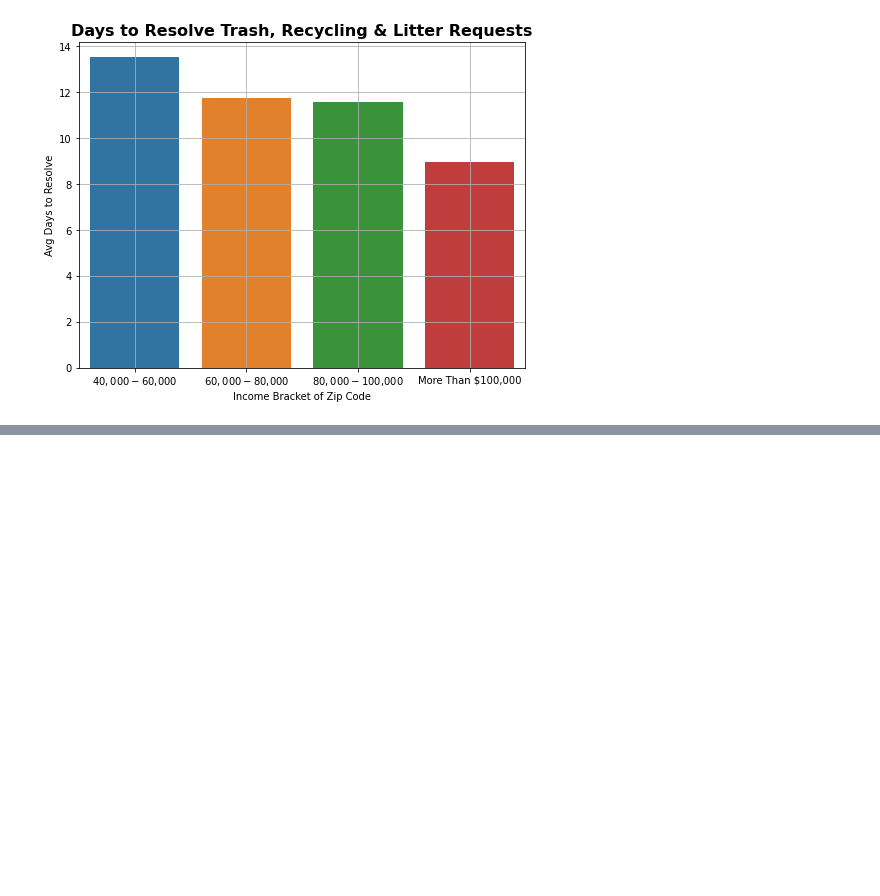
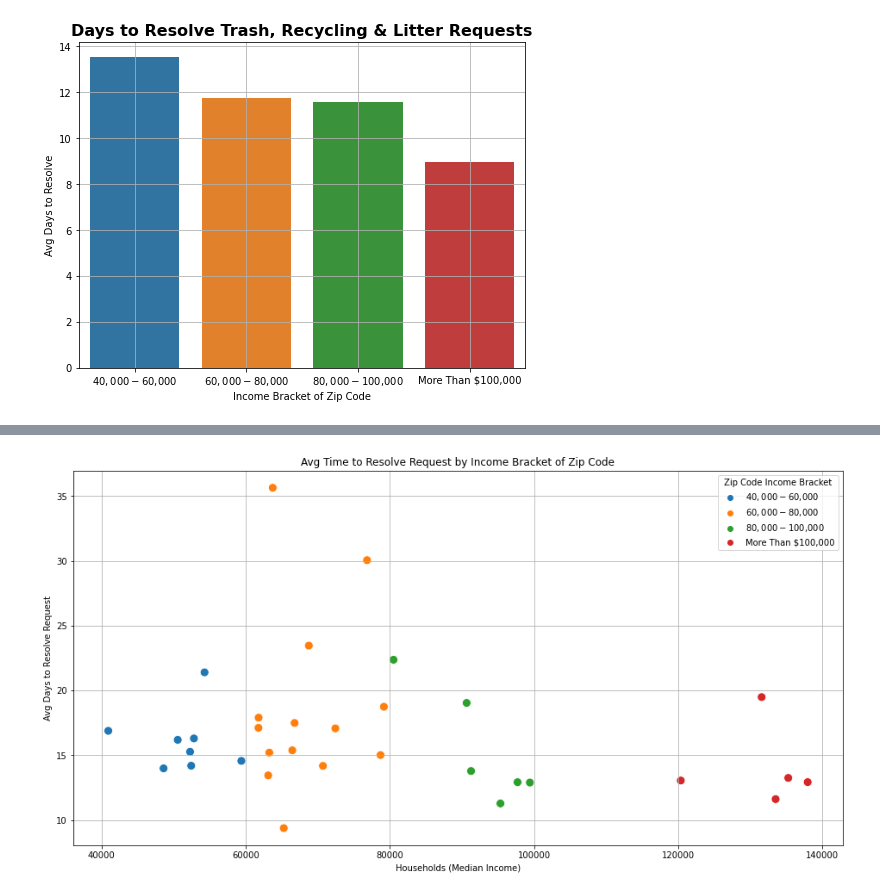
Before and after one commit to PrestonSpencer/Capstone-Nashville-Software-School-Nashville-311-Analysis, a Jupyter notebook: notebooks/visuals_and_analysis.ipynb, the cells around one changed output, grey strips where cells are left out. Cells and saved outputs as stored; diff of their text form; code cells hidden in the pictures; blank space fills up the shorter version.

```diff
--- a/notebooks/visuals_and_analysis.ipynb
+++ b/notebooks/visuals_and_analysis.ipynb
@@ -120,0 +138,14 @@ plt.grid();
+# %%
+def avg_resp_time(main_df):
+    return main_df['Days to Resolve'].mean()
+avg_response_time_zip = main_df.groupby(['Households (Median Income)', 'Income Bracket']).apply(avg_resp_time)
+avg_response_time_zip = avg_response_time_zip.reset_index()
+avg_response_time_zip.head()
+plt.figure(figsize = (16,8))
+sns.scatterplot(x = 'Households (Median Income)', y = 0, hue = 'Income Bracket', data = avg_response_time_zip, s = 100)
+plt.ylabel('Avg Days to Resolve Request')
+plt.title('Avg Time to Resolve Request by Income Bracket of Zip Code')
+plt.legend(title = 'Zip Code Income Bracket')
+plt.grid();
+# %% [output]
+[figure, added]
```
Also changed, not shown: parts of 3 cells of this notebook, 1 other file.
